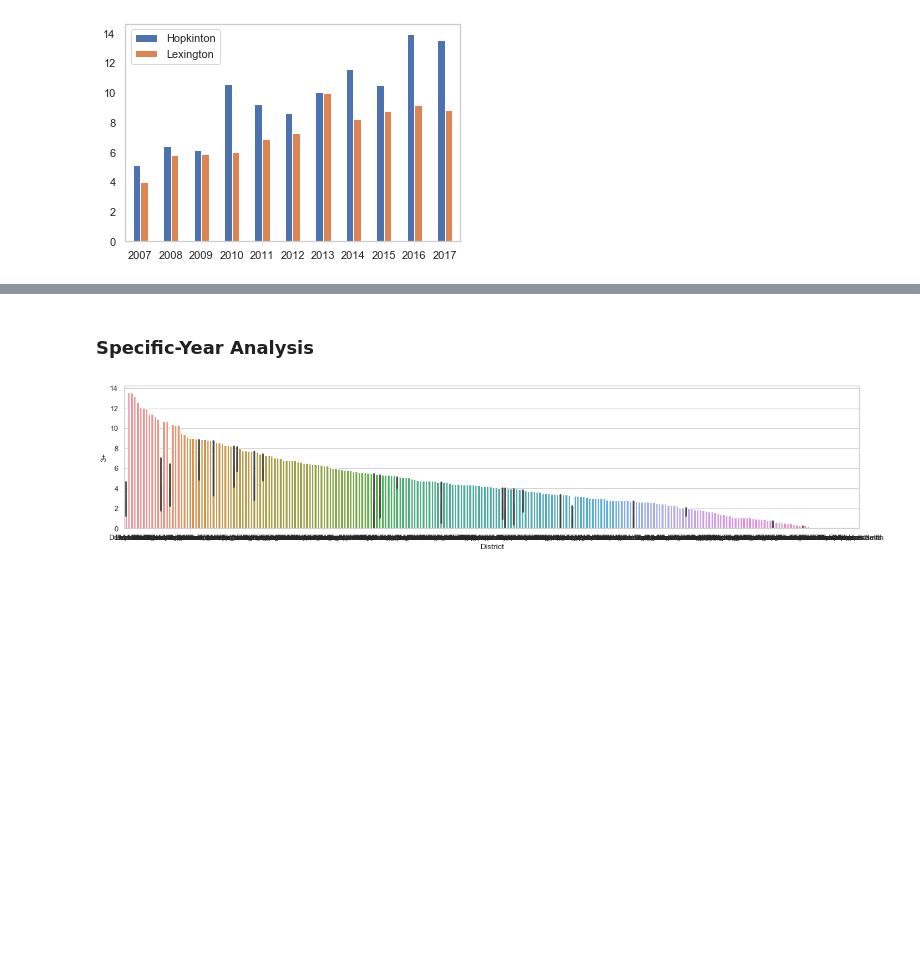
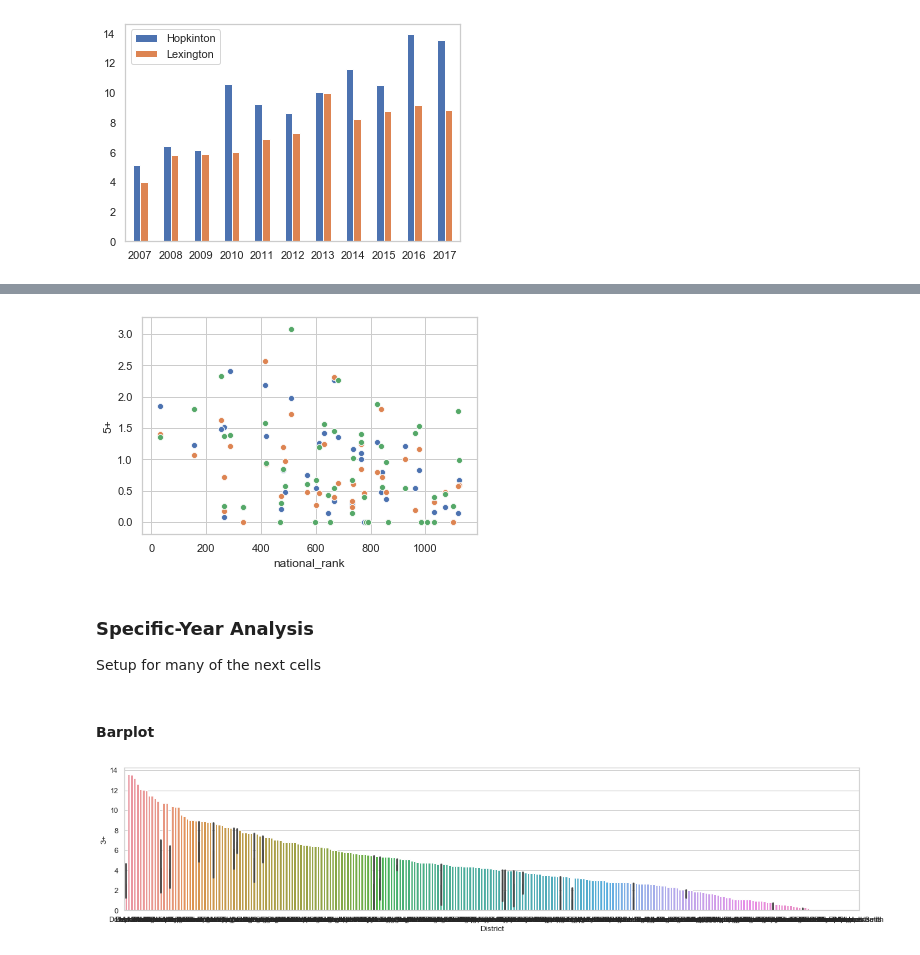
Before and after one commit to elanrosen/MA-State-AP-Data-Analysis, a Jupyter notebook: ParticipationAnalysis/2007-18analysis.ipynb, the cells around one changed output, grey strips where cells are left out. Saved outputs shown, nothing was run; the diff lists cells and outputs as text; code cells hidden in the pictures; blank space fills up the shorter version.

```diff
--- a/ParticipationAnalysis/2007-18analysis.ipynb
+++ b/ParticipationAnalysis/2007-18analysis.ipynb
@@ -108,15 +107,18 @@ compare_progression('Hopkinton', 'Lexington','enrollment', '3+', 2007, 2018)
 # %%
 for year in range(2014,2017):
-    sns.scatterplot(x="national_rank", y='4+', data=relatives['enrollment'+str(year)], legend='full')
+    sns.scatterplot(x="national_rank", y='5+', data=relatives['enrollment'+str(year)], legend='full')
 
 plt.show()
 
 
 # sns.scatterplot(x="national_rank", y='4+', data=charted)
 # plt.show()
 
 # sns.scatterplot(x="national_rank", y='5+', data=charted)
 # plt.show()
+# %% [output]
+[figure, added]
 # %% [markdown]
 ### Specific-Year Analysis
+Setup for many of the next cells
 # %%
@@ -128,6 +130,8 @@ xcolumn = 'District'
 if index==True:
     xcolumn = charted.index
 charted = charted.sort_values([chosen_column], ascending=False)
+# %% [markdown]
+#### Barplot
 # %%
 # charted = charted.head(10)
 sns.set(style="whitegrid")
```
Also changed, not shown: parts of 9 cells of this notebook.
